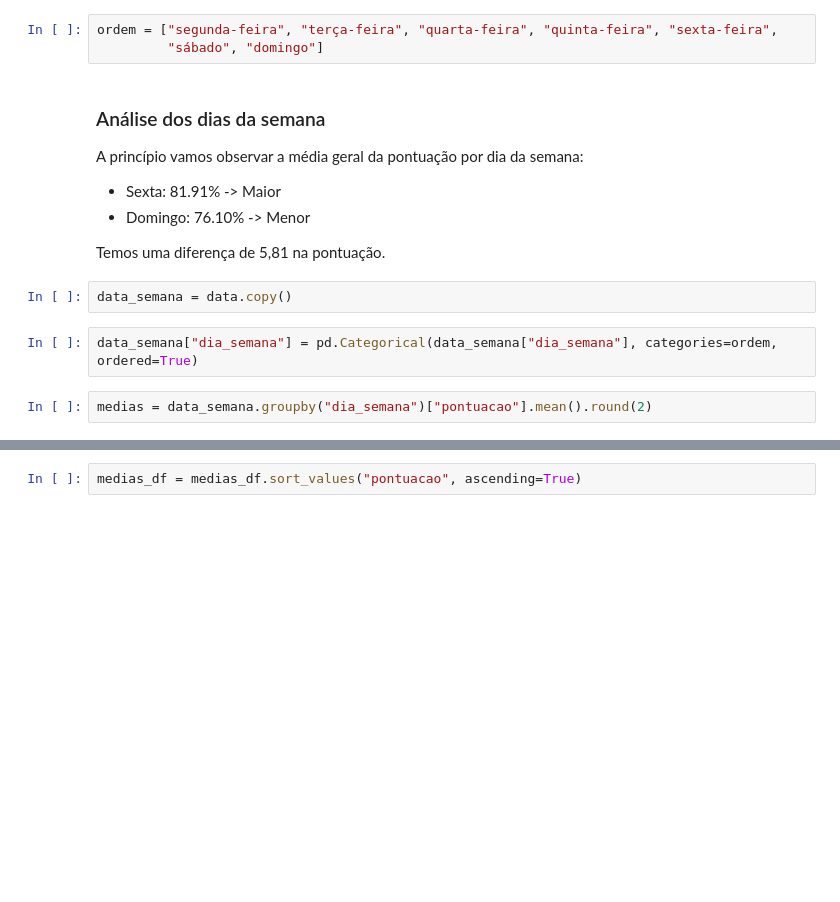
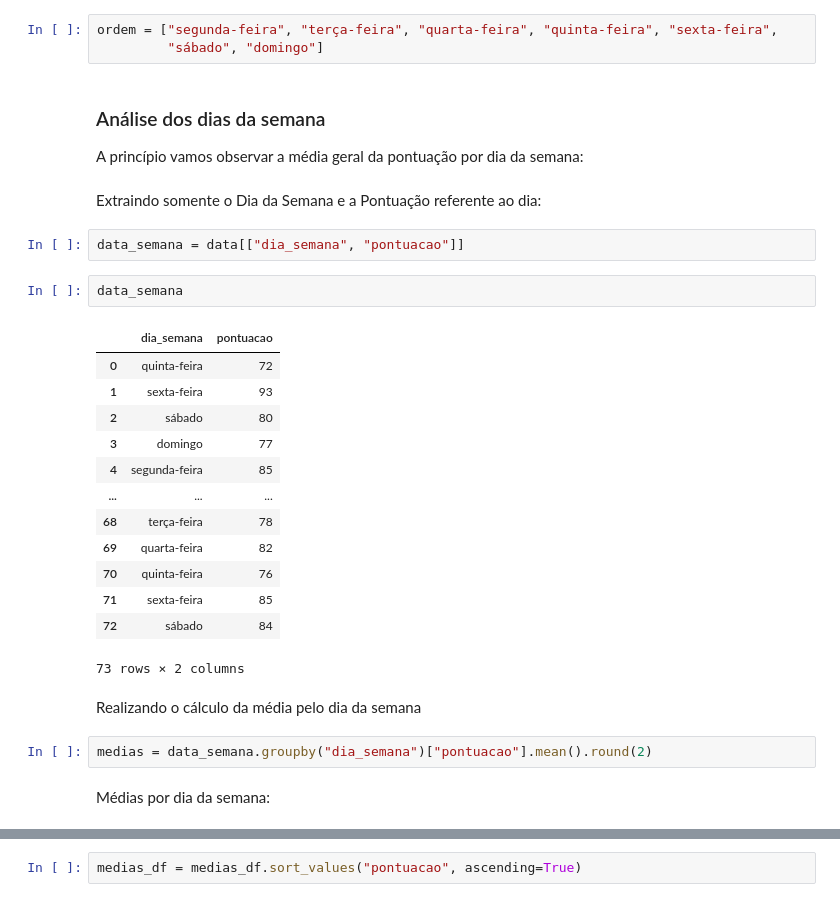
Before and after one commit to kylesonev/sleep_analysis, a Jupyter notebook: notebook/02_eda.ipynb, the cells around one changed output, grey strips where cells are left out. Cells and saved outputs as stored; diff of their text form; blank space fills up the shorter version.

```diff
--- a/notebook/02_eda.ipynb
+++ b/notebook/02_eda.ipynb
@@ -188,13 +190,29 @@ ordem = ["segunda-feira", "terça-feira", "quarta-feira", "quinta-feira", "sexta
 # %% [markdown]
 ### Análise dos dias da semana
 A princípio vamos observar a média geral da pontuação por dia da semana:
-- Sexta: 81.91% -> Maior
-- Domingo: 76.10% -> Menor
-
-Temos uma diferença de 5,81 na pontuação.
+# %% [markdown]
+Extraindo somente o Dia da Semana e a Pontuação referente ao dia:
 # %%
-data_semana = data.copy()
+data_semana = data[["dia_semana", "pontuacao"]]
-# %%
-data_semana["dia_semana"] = pd.Categorical(data_semana["dia_semana"], categories=ordem, ordered=True)
+# %%
+data_semana
+# %% [output]
+|  | dia_semana | pontuacao |
+| 0 | quinta-feira | 72 |
+| 1 | sexta-feira | 93 |
+| 2 | sábado | 80 |
+| 3 | domingo | 77 |
+| 4 | segunda-feira | 85 |
+| ... | ... | ... |
+| 68 | terça-feira | 78 |
+| 69 | quarta-feira | 82 |
+| 70 | quinta-feira | 76 |
+| 71 | sexta-feira | 85 |
+| 72 | sábado | 84 |
+73 rows × 2 columns
+# %% [markdown]
+Realizando o cálculo da média pelo dia da semana
 # %%
 medias = data_semana.groupby("dia_semana")["pontuacao"].mean().round(2)
+# %% [markdown]
+Médias por dia da semana:
```
Also changed, not shown: parts of 35 cells of this notebook.
